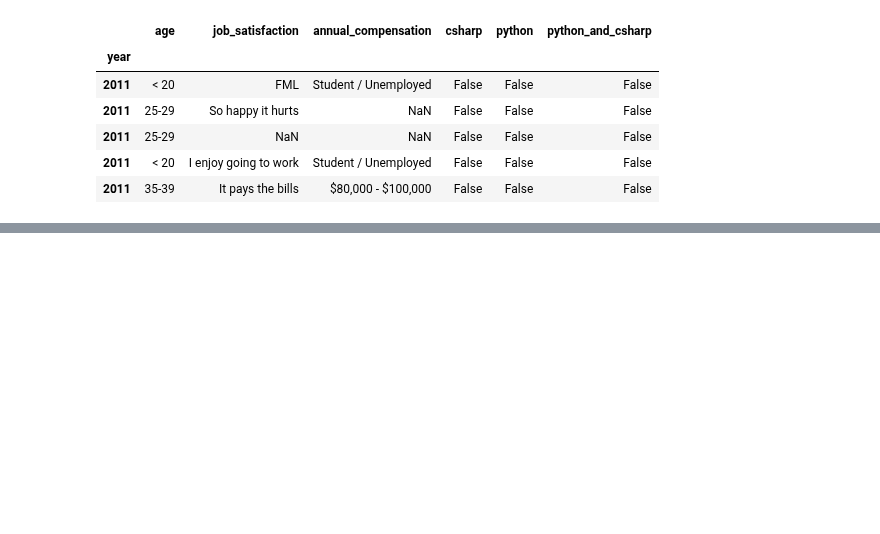
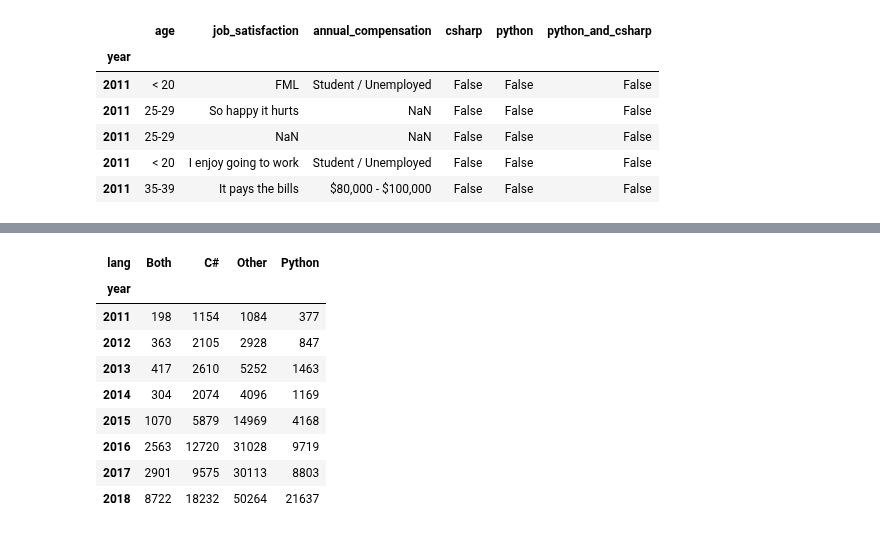
Before and after one commit to huli/the-transparent-coder, a Jupyter notebook: time_series.ipynb, the cells around one changed output, grey strips where cells are left out. Cells and saved outputs as stored; diff of their text form; code cells hidden in the pictures; blank space fills up the shorter version.

```diff
--- a/time_series.ipynb
+++ b/time_series.ipynb
@@ -42,0 +54,13 @@ plt.show()
+# %%
+all_years.groupby(['year','lang']).size().unstack(-1)
+# %% [output]
+| lang | Both | C# | Other | Python |
+| year |  |  |  |  |
+| 2011 | 198 | 1154 | 1084 | 377 |
+| 2012 | 363 | 2105 | 2928 | 847 |
+| 2013 | 417 | 2610 | 5252 | 1463 |
+| 2014 | 304 | 2074 | 4096 | 1169 |
+| 2015 | 1070 | 5879 | 14969 | 4168 |
+| 2016 | 2563 | 12720 | 31028 | 9719 |
+| 2017 | 2901 | 9575 | 30113 | 8803 |
+| 2018 | 8722 | 18232 | 50264 | 21637 |
```
Also changed, not shown: parts of 4 cells of this notebook, 1 other file.
